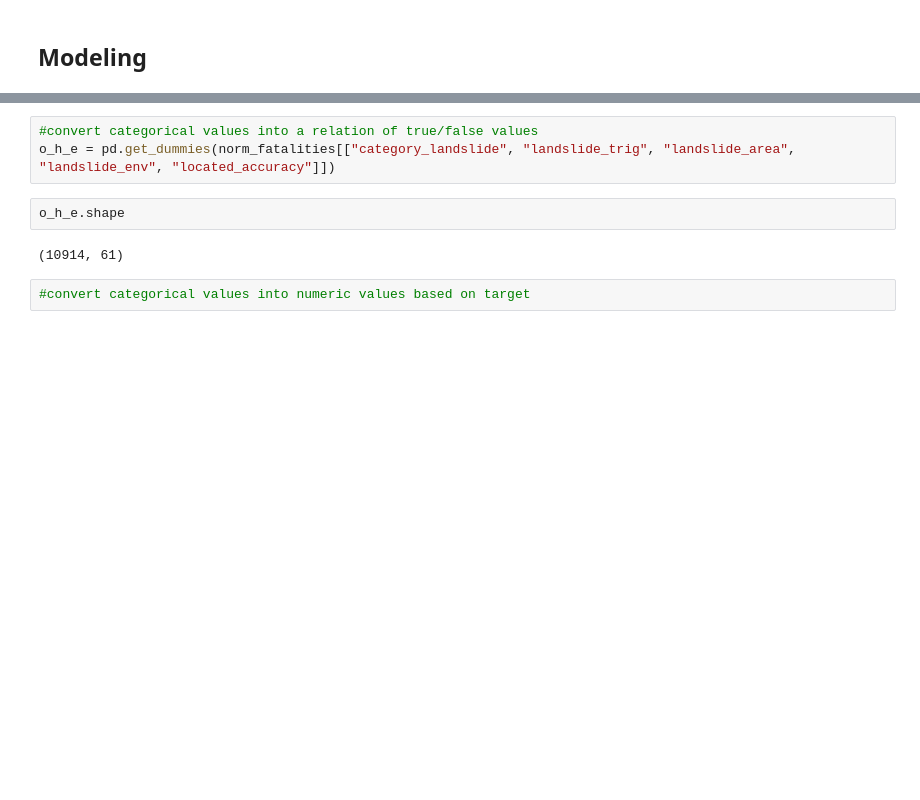
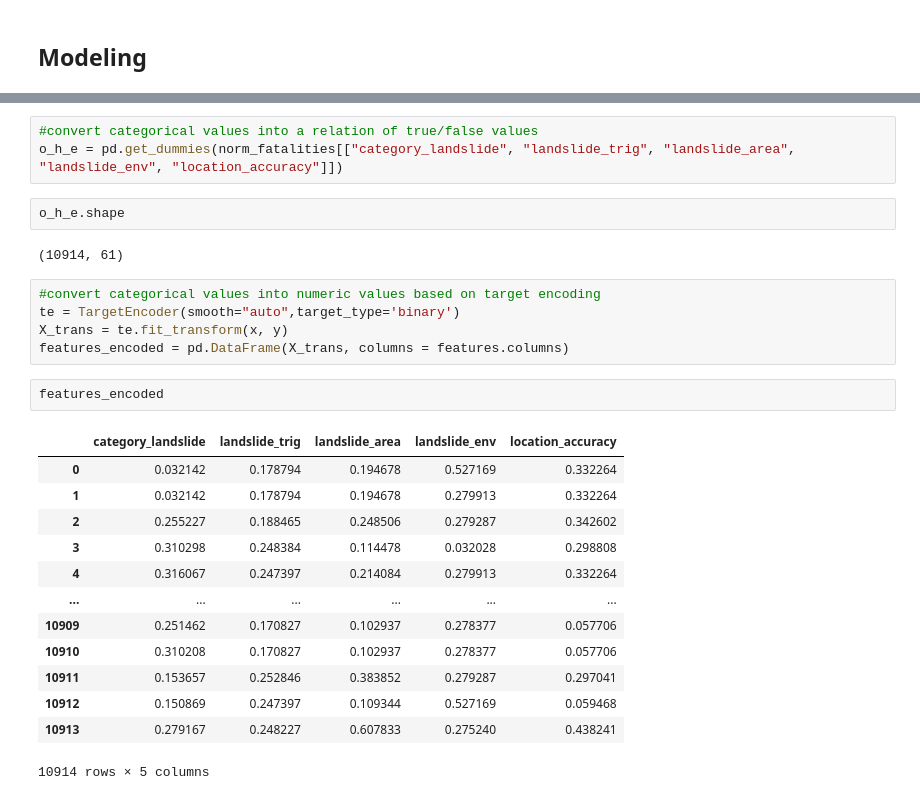
Before and after one commit to shupersap/Global_Landslide, a Jupyter notebook: 2_exploration/EDA.ipynb, the cells around one changed output, grey strips where cells are left out. Saved outputs shown, nothing was run; the diff lists cells and outputs as text; blank space fills up the shorter version.

```diff
--- a/2_exploration/EDA.ipynb
+++ b/2_exploration/EDA.ipynb
@@ -174,9 +184,28 @@ plt.show
 # %%
 #convert categorical values into a relation of true/false values
-o_h_e = pd.get_dummies(norm_fatalities[["category_landslide", "landslide_trig", "landslide_area", "landslide_env", "located_accuracy"]])
+o_h_e = pd.get_dummies(norm_fatalities[["category_landslide", "landslide_trig", "landslide_area", "landslide_env", "location_accuracy"]])
 # %%
 o_h_e.shape
 # %% [output]
 (10914, 61)
 # %%
-#convert categorical values into numeric values based on target
+#convert categorical values into numeric values based on target encoding
+te = TargetEncoder(smooth="auto",target_type='binary')
+X_trans = te.fit_transform(x, y)
+features_encoded = pd.DataFrame(X_trans, columns = features.columns)
+# %%
+features_encoded
+# %% [output]
+|  | category_landslide | landslide_trig | landslide_area | landslide_env | location_accuracy |
+| 0 | 0.032142 | 0.178794 | 0.194678 | 0.527169 | 0.332264 |
+| 1 | 0.032142 | 0.178794 | 0.194678 | 0.279913 | 0.332264 |
+| 2 | 0.255227 | 0.188465 | 0.248506 | 0.279287 | 0.342602 |
+| 3 | 0.310298 | 0.248384 | 0.114478 | 0.032028 | 0.298808 |
+| 4 | 0.316067 | 0.247397 | 0.214084 | 0.279913 | 0.332264 |
+| ... | ... | ... | ... | ... | ... |
+| 10909 | 0.251462 | 0.170827 | 0.102937 | 0.278377 | 0.057706 |
+| 10910 | 0.310208 | 0.170827 | 0.102937 | 0.278377 | 0.057706 |
+| 10911 | 0.153657 | 0.252846 | 0.383852 | 0.279287 | 0.297041 |
+| 10912 | 0.150869 | 0.247397 | 0.109344 | 0.527169 | 0.059468 |
+| 10913 | 0.279167 | 0.248227 | 0.607833 | 0.275240 | 0.438241 |
+10914 rows × 5 columns
```
Also changed, not shown: parts of 20 cells of this notebook, 2 other files.
